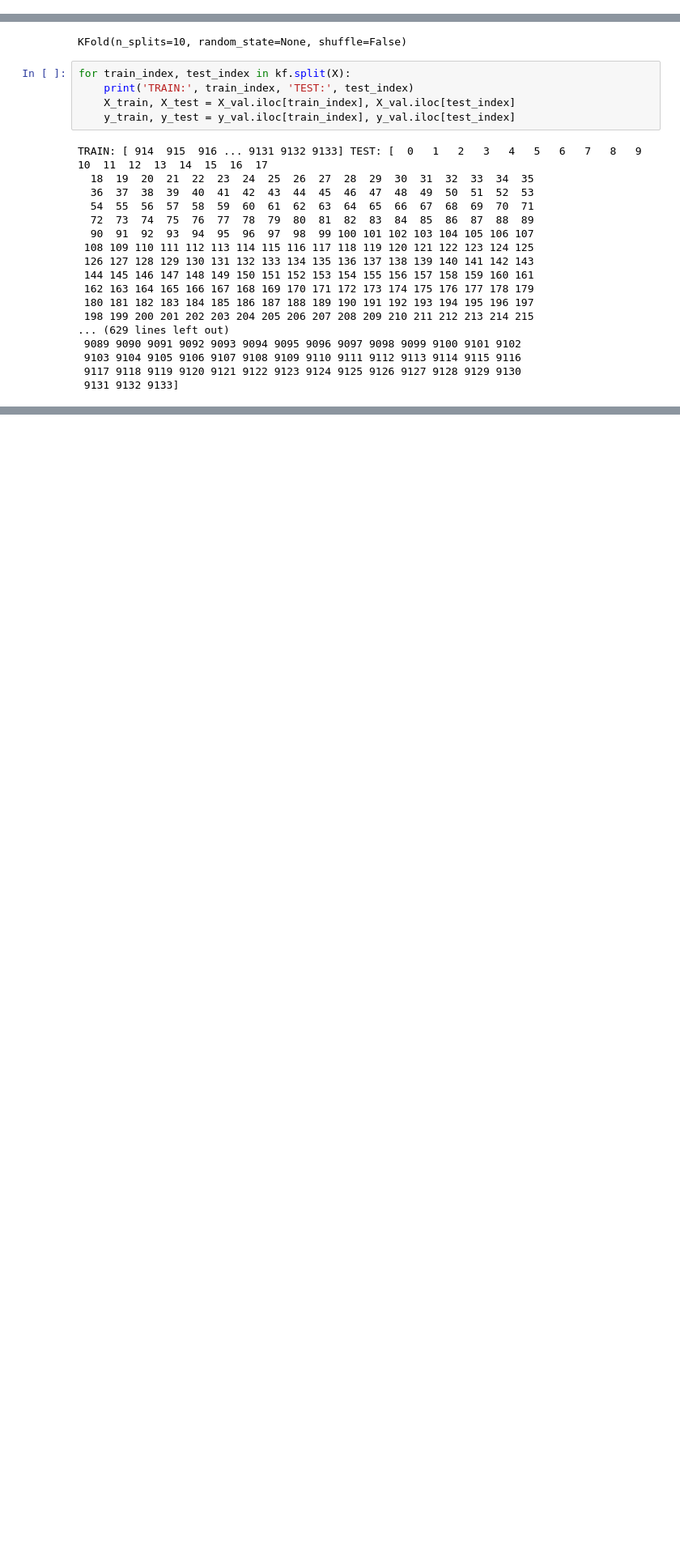
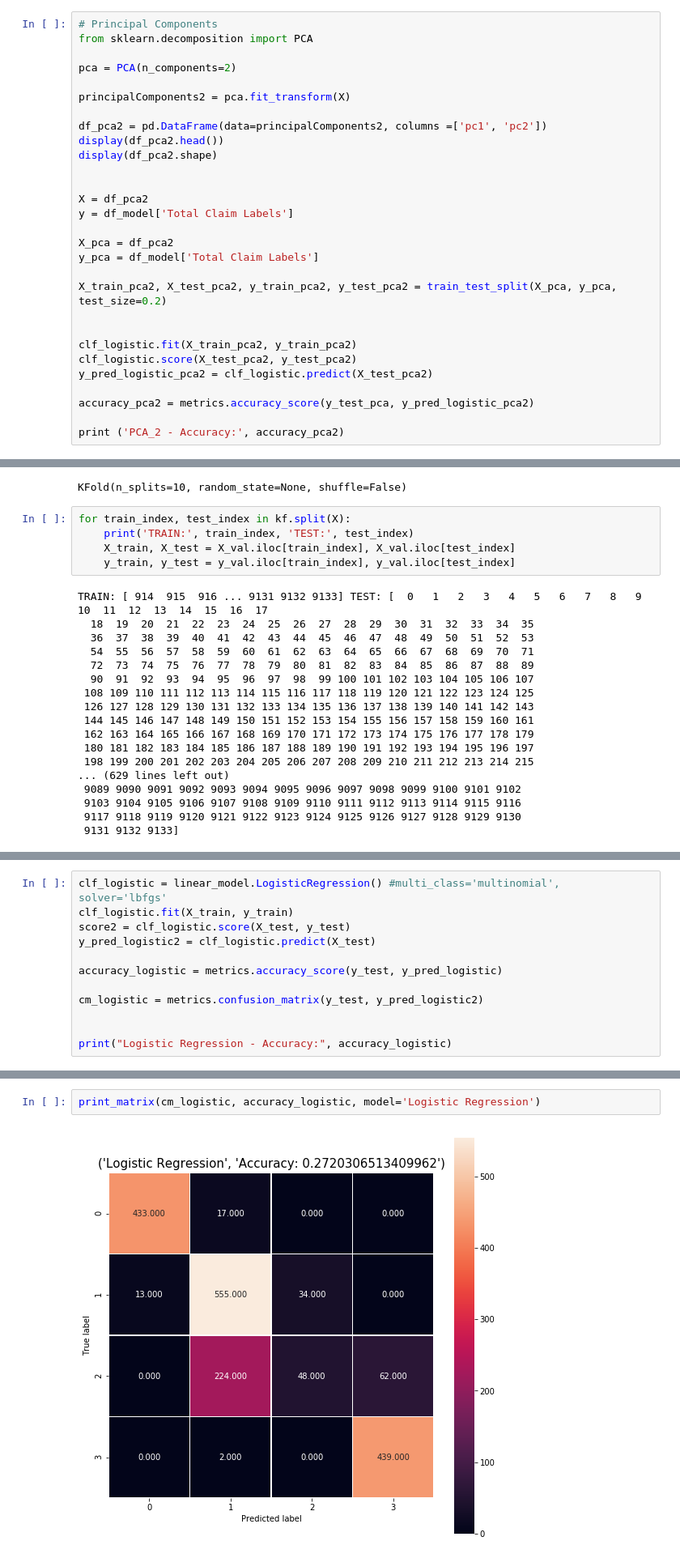
Before and after one commit to miriammg/Final-Project-IH, a Jupyter notebook: Final Project.ipynb, the cells around one changed output, grey strips where cells are left out. Shown: that part at 81% size. Saved outputs shown, nothing was run; the diff lists cells and outputs as text; blank space fills up the shorter version.

```diff
--- a/Final Project.ipynb
+++ b/Final Project.ipynb
@@ -665,0 +657,29 @@ Accuracy: 0.8188286808976464
+# %%
+# Principal Components
+from sklearn.decomposition import PCA
+
+pca = PCA(n_components=2)
+
+principalComponents2 = pca.fit_transform(X)
+
+df_pca2 = pd.DataFrame(data=principalComponents2, columns =['pc1', 'pc2'])
+display(df_pca2.head())
+display(df_pca2.shape)
+
+
+X = df_pca2
+y = df_model['Total Claim Labels']
+
+X_pca = df_pca2
+y_pca = df_model['Total Claim Labels']
+
+X_train_pca2, X_test_pca2, y_train_pca2, y_test_pca2 = train_test_split(X_pca, y_pca, test_size=0.2)
+
+
+clf_logistic.fit(X_train_pca2, y_train_pca2)
+clf_logistic.score(X_test_pca2, y_test_pca2)
+y_pred_logistic_pca2 = clf_logistic.predict(X_test_pca2)
+
+accuracy_pca2 = metrics.accuracy_score(y_test_pca, y_pred_logistic_pca2)
+
+print ('PCA_2 - Accuracy:', accuracy_pca2)
@@ -711,0 +803,12 @@ Cross-validated scores: [0.99562842 0.99125683 0.99344262 0.99453552 0.96933187
+# %%
+clf_logistic = linear_model.LogisticRegression() #multi_class='multinomial', solver='lbfgs'
+clf_logistic.fit(X_train, y_train)
+score2 = clf_logistic.score(X_test, y_test)
+y_pred_logistic2 = clf_logistic.predict(X_test)
+
+accuracy_logistic = metrics.accuracy_score(y_test, y_pred_logistic)
+
+cm_logistic = metrics.confusion_matrix(y_test, y_pred_logistic2)
+
+
+print("Logistic Regression - Accuracy:", accuracy_logistic)
@@ -711,0 +817,4 @@ Cross-validated scores: [0.99562842 0.99125683 0.99344262 0.99453552 0.96933187
+# %%
+print_matrix(cm_logistic, accuracy_logistic, model='Logistic Regression')
+# %% [output]
+[figure, added]
```
Also changed, not shown: parts of 60 cells of this notebook.
